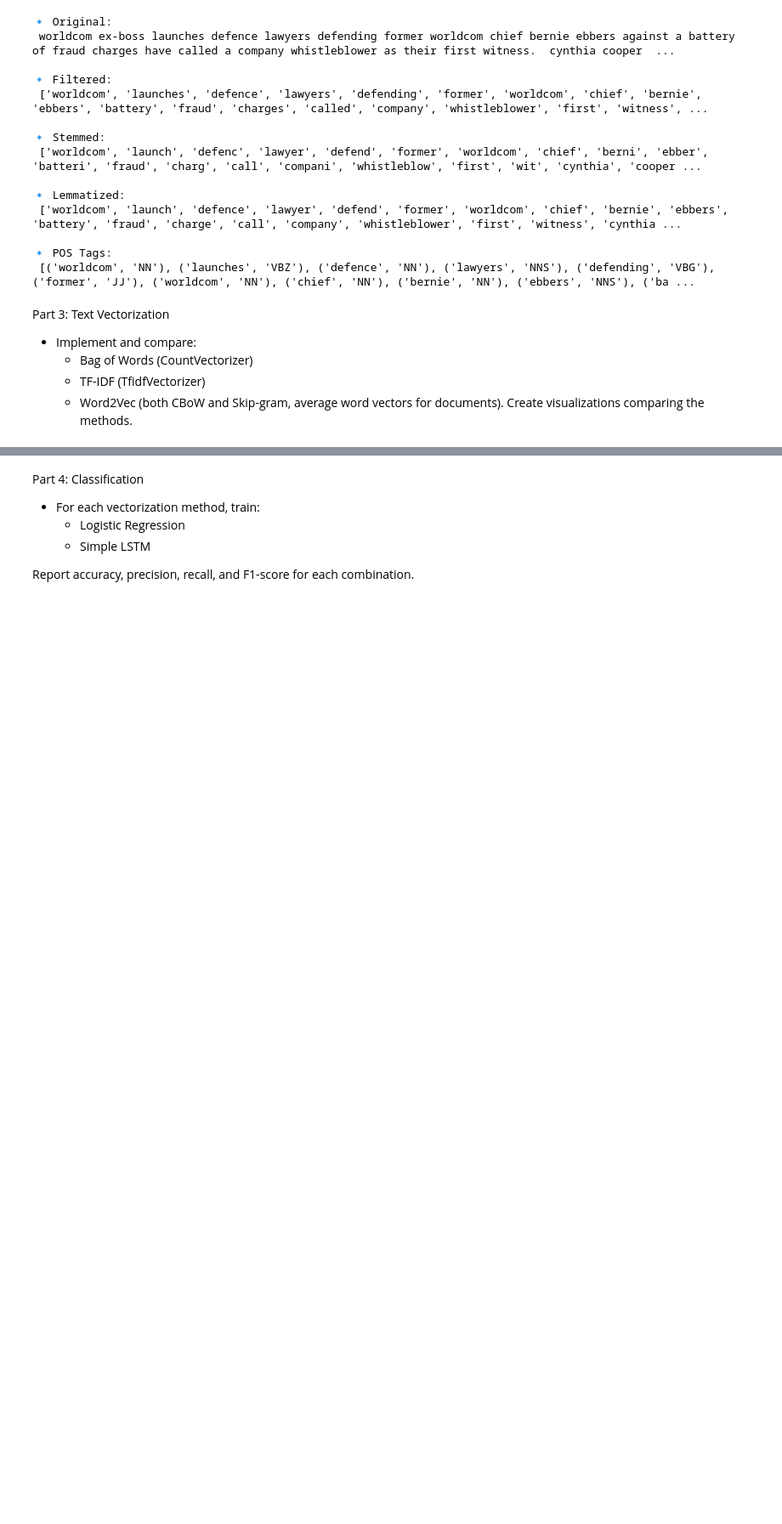
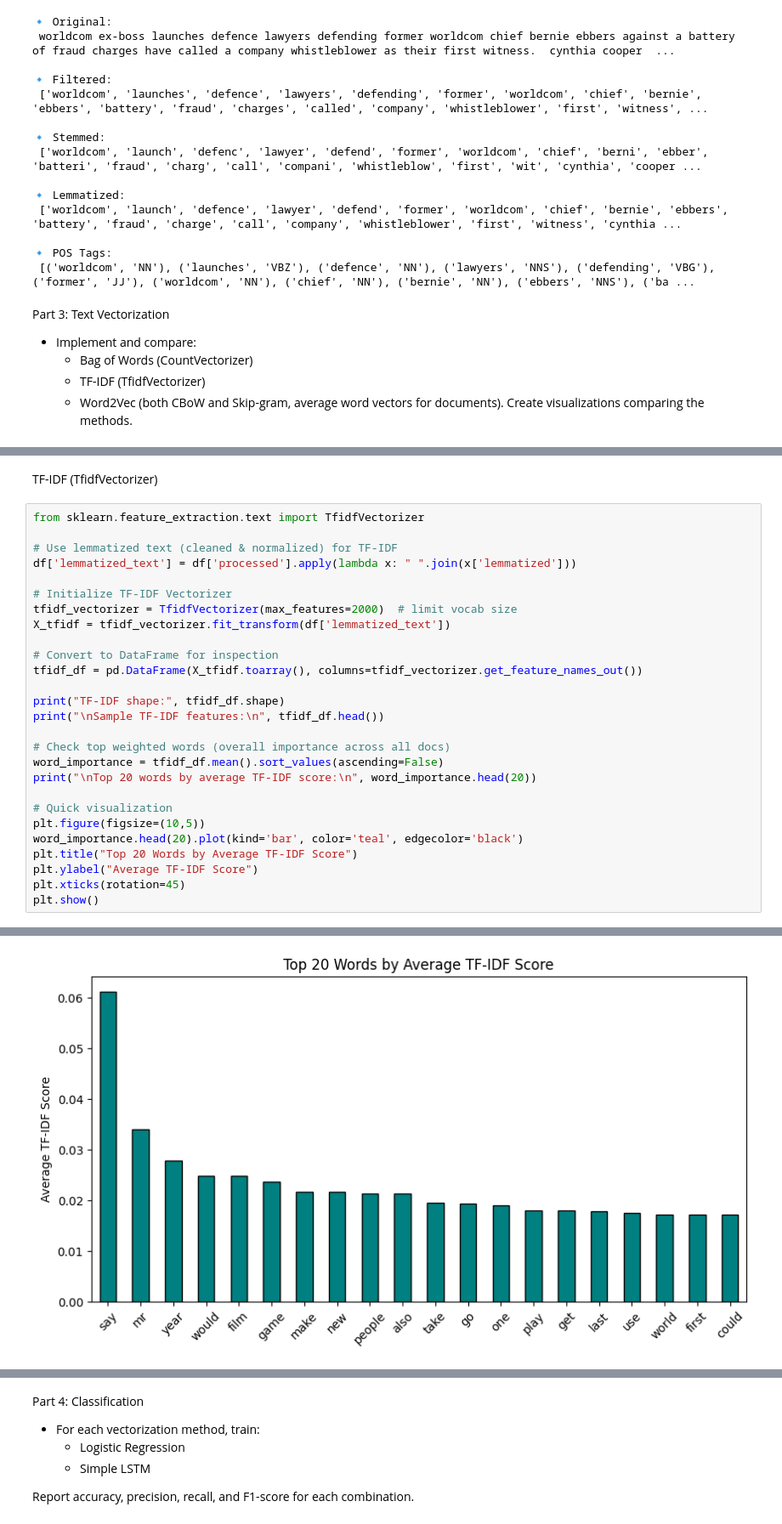
Before and after one commit to Mosizamani/AAI-520, a Jupyter notebook: AAI-520-otherfiles/Assignments/Module1-assignment1.1/AAI-520-module1-assignment1.1.ipynb, the cells around one changed output, grey strips where cells are left out. Shown at 85% size. Cells and saved outputs as stored; diff of their text form; blank space fills up the shorter version.

```diff
--- a/AAI-520-otherfiles/Assignments/Module1-assignment1.1/AAI-520-module1-assignment1.1.ipynb
+++ b/AAI-520-otherfiles/Assignments/Module1-assignment1.1/AAI-520-module1-assignment1.1.ipynb
@@ -286,0 +325,30 @@ Part 3: Text Vectorization
+# %% [markdown]
+TF-IDF (TfidfVectorizer)
+# %%
+from sklearn.feature_extraction.text import TfidfVectorizer
+
+# Use lemmatized text (cleaned & normalized) for TF-IDF
+df['lemmatized_text'] = df['processed'].apply(lambda x: " ".join(x['lemmatized']))
+
+# Initialize TF-IDF Vectorizer
+tfidf_vectorizer = TfidfVectorizer(max_features=2000)  # limit vocab size
+X_tfidf = tfidf_vectorizer.fit_transform(df['lemmatized_text'])
+
+# Convert to DataFrame for inspection
+tfidf_df = pd.DataFrame(X_tfidf.toarray(), columns=tfidf_vectorizer.get_feature_names_out())
+
+print("TF-IDF shape:", tfidf_df.shape)
+print("\nSample TF-IDF features:\n", tfidf_df.head())
+
+# Check top weighted words (overall importance across all docs)
+word_importance = tfidf_df.mean().sort_values(ascending=False)
+print("\nTop 20 words by average TF-IDF score:\n", word_importance.head(20))
+
+# Quick visualization
+plt.figure(figsize=(10,5))
+word_importance.head(20).plot(kind='bar', color='teal', edgecolor='black')
+plt.title("Top 20 Words by Average TF-IDF Score")
+plt.ylabel("Average TF-IDF Score")
+plt.xticks(rotation=45)
+plt.show()
+# %% [output]
@@ -286,0 +372 @@ Part 3: Text Vectorization
+[figure, added]
```
Also changed, not shown: parts of 28 cells of this notebook.
